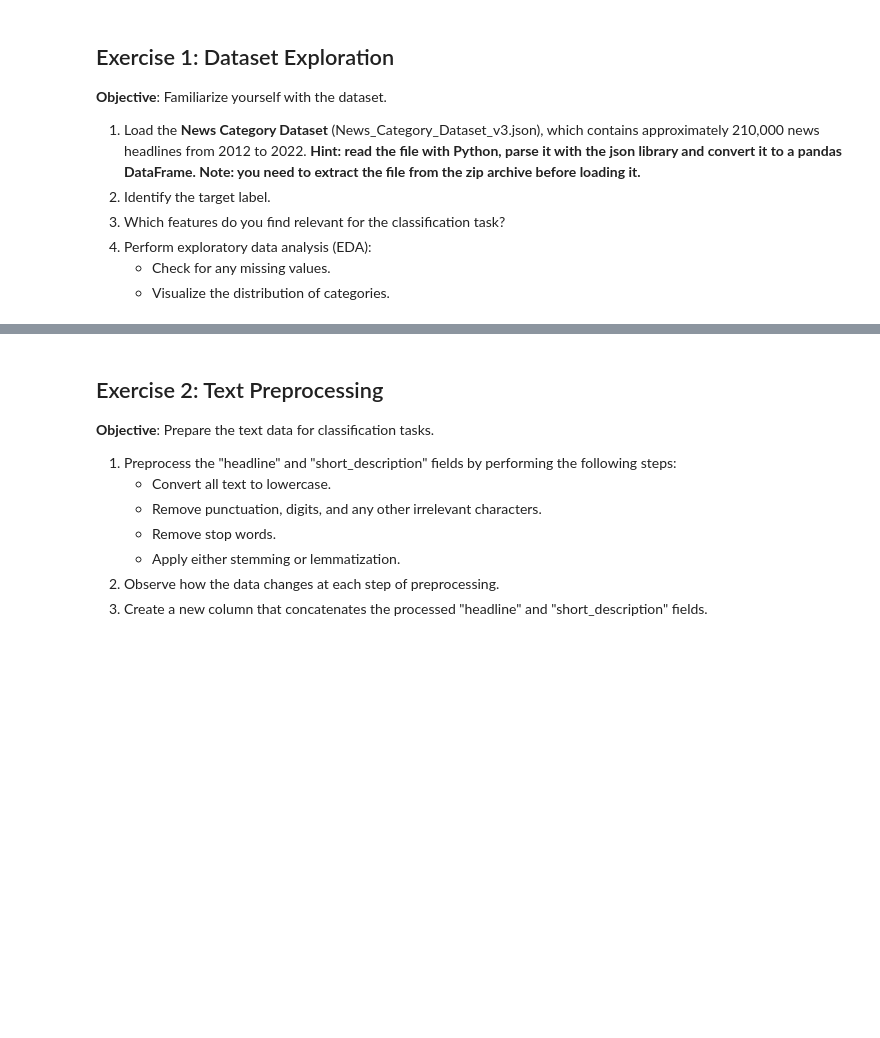
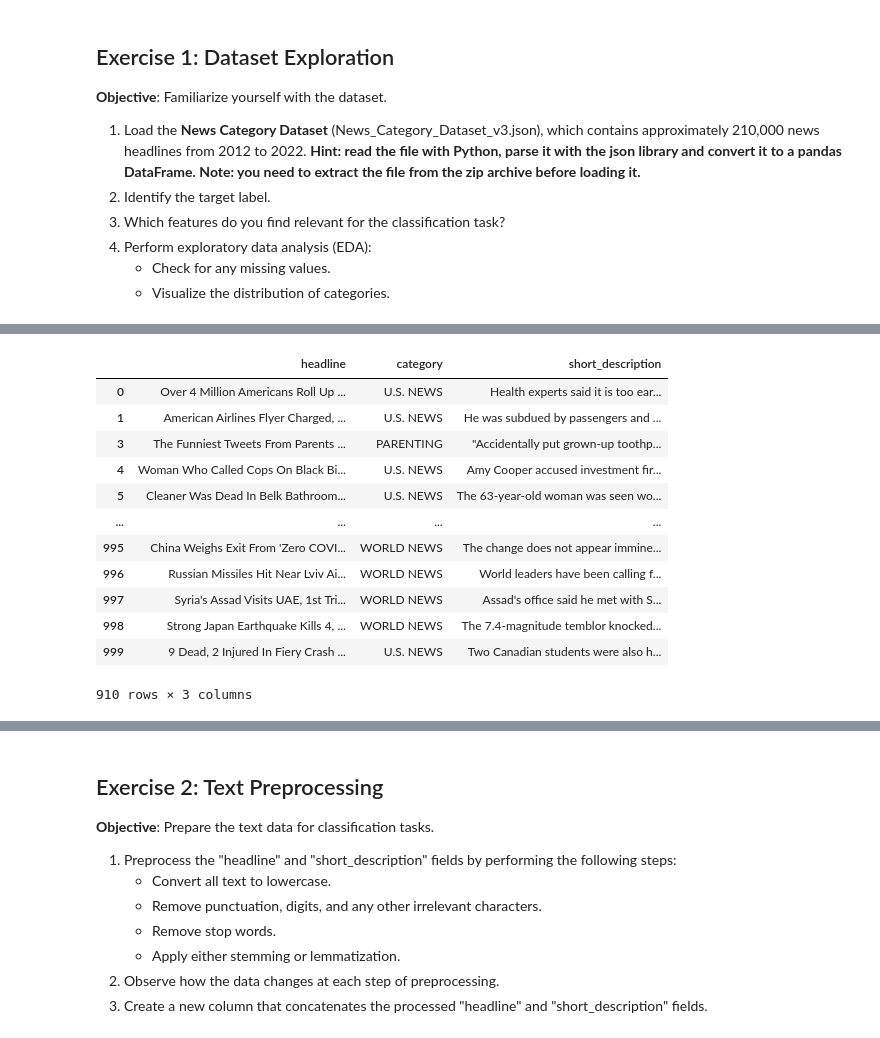
Before and after one commit to LCDA-UCP/tac-hands-on, a Jupyter notebook: exercises/session06-08/text_classification_exercises.ipynb, the cells around one changed output, grey strips where cells are left out. Saved outputs shown, nothing was run; the diff lists cells and outputs as text; code cells hidden in the pictures; blank space fills up the shorter version.

```diff
--- a/exercises/session06-08/text_classification_exercises.ipynb
+++ b/exercises/session06-08/text_classification_exercises.ipynb
@@ -13,0 +60,19 @@
+# %%
+top10 = top10.index
+
+df_i = df[df['category'].isin(top10)]
+df_i
+# %% [output]
+|  | headline | category | short_description |
+| 0 | Over 4 Million Americans Roll Up ... | U.S. NEWS | Health experts said it is too ear... |
+| 1 | American Airlines Flyer Charged, ... | U.S. NEWS | He was subdued by passengers and ... |
+| 3 | The Funniest Tweets From Parents ... | PARENTING | "Accidentally put grown-up toothp... |
+| 4 | Woman Who Called Cops On Black Bi... | U.S. NEWS | Amy Cooper accused investment fir... |
+| 5 | Cleaner Was Dead In Belk Bathroom... | U.S. NEWS | The 63-year-old woman was seen wo... |
+| ... | ... | ... | ... |
+| 995 | China Weighs Exit From 'Zero COVI... | WORLD NEWS | The change does not appear immine... |
+| 996 | Russian Missiles Hit Near Lviv Ai... | WORLD NEWS | World leaders have been calling f... |
+| 997 | Syria's Assad Visits UAE, 1st Tri... | WORLD NEWS | Assad's office said he met with S... |
+| 998 | Strong Japan Earthquake Kills 4, ... | WORLD NEWS | The 7.4-magnitude temblor knocked... |
+| 999 | 9 Dead, 2 Injured In Fiery Crash ... | U.S. NEWS | Two Canadian students were also h... |
+910 rows × 3 columns
```
Also changed, not shown: parts of 23 cells of this notebook, 4 other files.
